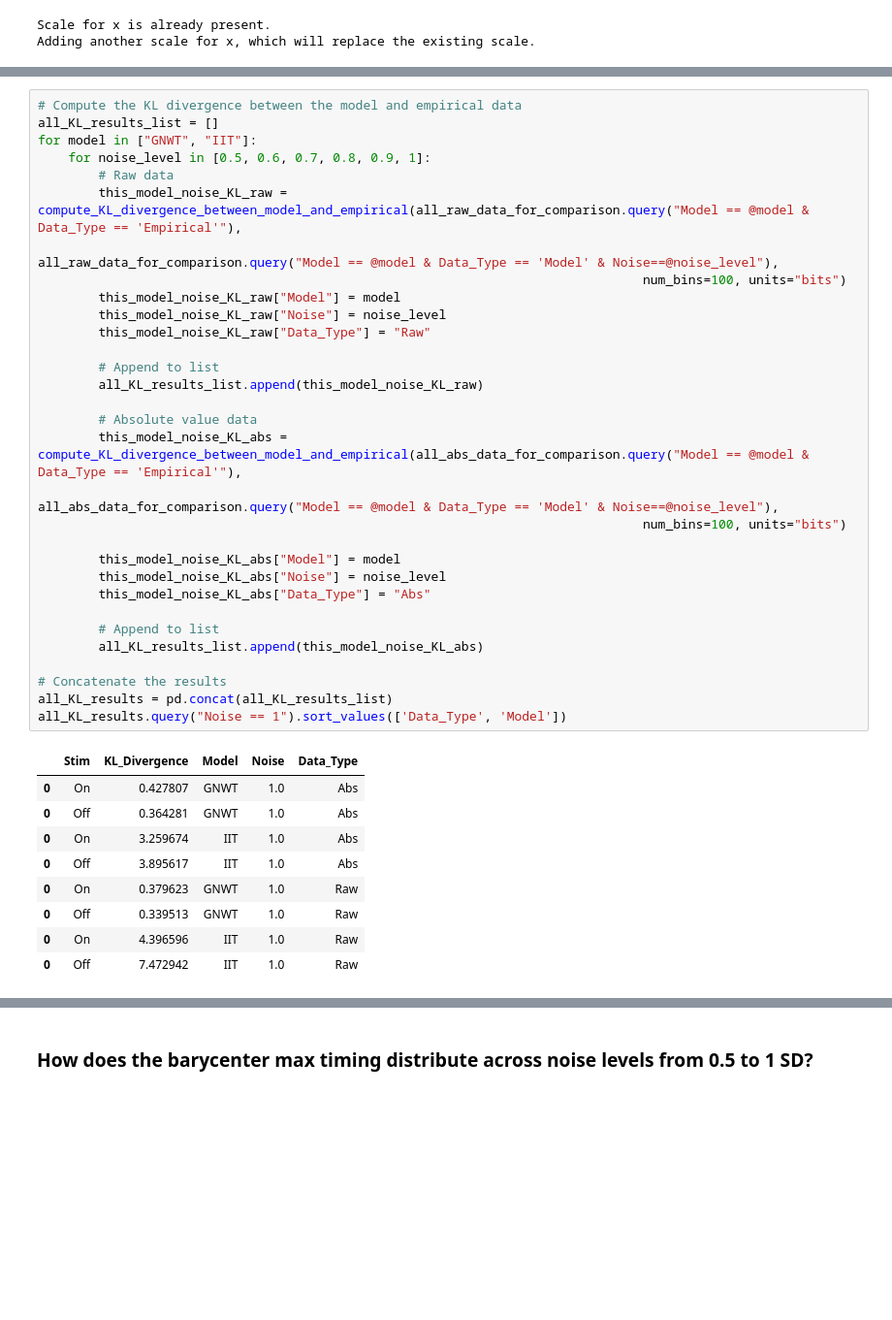
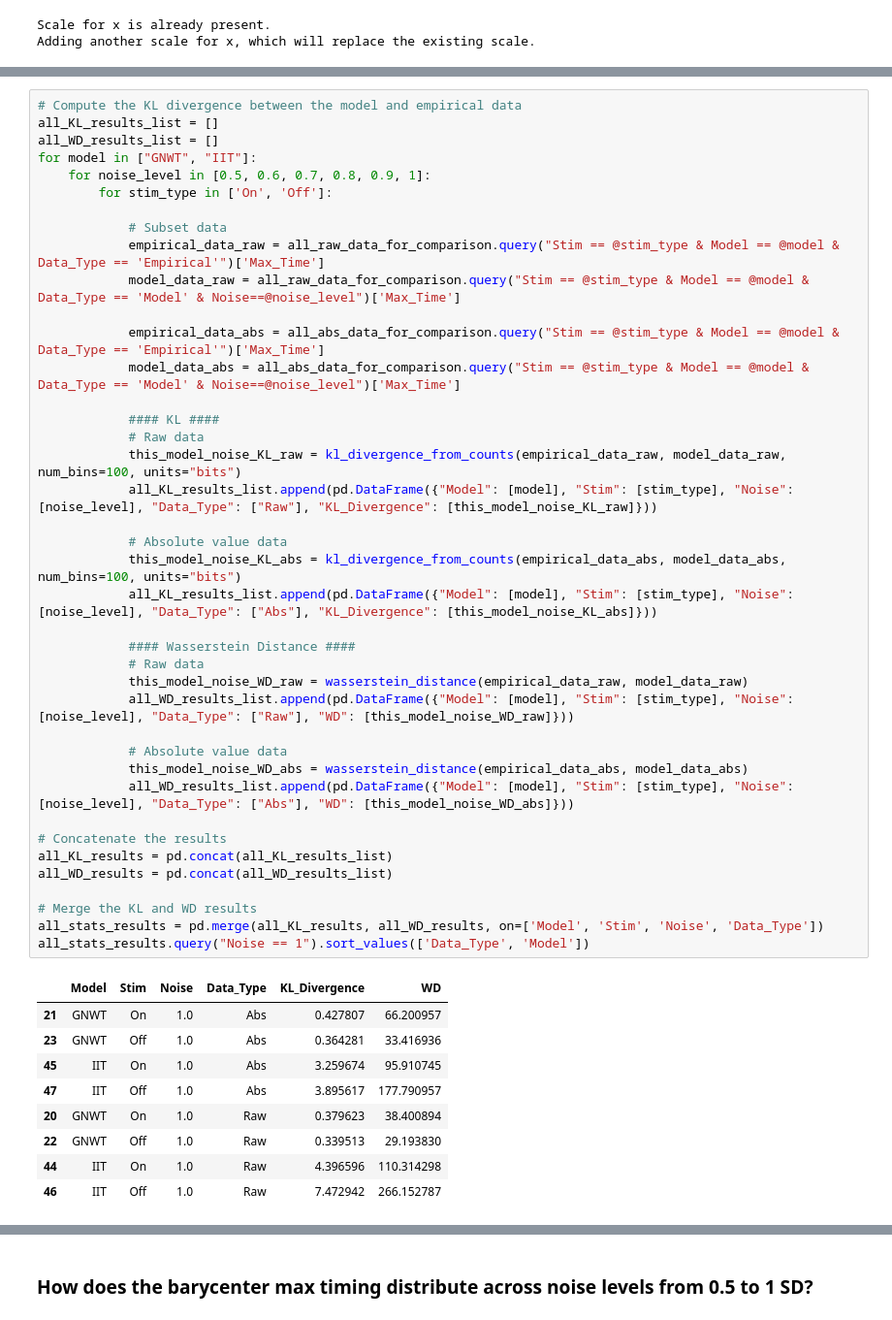
Before and after one commit to anniegbryant/MEG_functional_connectivity, a Jupyter notebook: data_visualization/barycenter_empirical_analysis.ipynb, the cells around one changed output, grey strips where cells are left out. Shown at 97% size. Saved outputs shown, nothing was run; the diff lists cells and outputs as text; blank space fills up the shorter version.

```diff
--- a/data_visualization/barycenter_empirical_analysis.ipynb
+++ b/data_visualization/barycenter_empirical_analysis.ipynb
@@ -742,41 +625,50 @@ def compute_KL_divergence_between_model_and_empirical(empirical_data, model_data
 # %%
 # Compute the KL divergence between the model and empirical data
 all_KL_results_list = []
+all_WD_results_list = []
 for model in ["GNWT", "IIT"]:
     for noise_level in [0.5, 0.6, 0.7, 0.8, 0.9, 1]:
-        # Raw data
-        this_model_noise_KL_raw = compute_KL_divergence_between_model_and_empirical(all_raw_data_for_comparison.query("Model == @model & Data_Type == 'Empirical'"),
-                                                                                all_raw_data_for_comparison.query("Model == @model & Data_Type == 'Model' & Noise==@noise_level"),
-                                                                                num_bins=100, units="bits")
-        this_model_noise_KL_raw["Model"] = model
-        this_model_noise_KL_raw["Noise"] = noise_level
-        this_model_noise_KL_raw["Data_Type"] = "Raw"
+        for stim_type in ['On', 'Off']:
 
-        # Append to list
-        all_KL_results_list.append(this_model_noise_KL_raw)
+            # Subset data
+            empirical_data_raw = all_raw_data_for_comparison.query("Stim == @stim_type & Model == @model & Data_Type == 'Empirical'")['Max_Time']
+            model_data_raw = all_raw_data_for_comparison.query("Stim == @stim_type & Model == @model & Data_Type == 'Model' & Noise==@noise_level")['Max_Time']
 
-        # Absolute value data
-        this_model_noise_KL_abs = compute_KL_divergence_between_model_and_empirical(all_abs_data_for_comparison.query("Model == @model & Data_Type == 'Empirical'"),
-                                                                                all_abs_data_for_comparison.query("Model == @model & Data_Type == 'Model' & Noise==@noise_level"),
-                                                                                num_bins=100, units="bits")
+            empirical_data_abs = all_abs_data_for_comparison.query("Stim == @stim_type & Model == @model & Data_Type == 'Empirical'")['Max_Time']
+            model_data_abs = all_abs_data_for_comparison.query("Stim == @stim_type & Model == @model & Data_Type == 'Model' & Noise==@noise_level")['Max_Time']
 
-        this_model_noise_KL_abs["Model"] = model
-        this_model_noise_KL_abs["Noise"] = noise_level
-        this_model_noise_KL_abs["Data_Type"] = "Abs"
+            #### KL ####
+            # Raw data
+            this_model_noise_KL_raw = kl_divergence_from_counts(empirical_data_raw, model_data_raw, num_bins=100, units="bits")
+            all_KL_results_list.append(pd.DataFrame({"Model": [model], "Stim": [stim_type], "Noise": [noise_level], "Data_Type": ["Raw"], "KL_Divergence": [this_model_noise_KL_raw]}))
 
-        # Append to list
-        all_KL_results_list.append(this_model_noise_KL_abs)
+            # Absolute value data
+            this_model_noise_KL_abs = kl_divergence_from_counts(empirical_data_abs, model_data_abs, num_bins=100, units="bits")
+            all_KL_results_list.append(pd.DataFrame({"Model": [model], "Stim": [stim_type], "Noise": [noise_level], "Data_Type": ["Abs"], "KL_Divergence": [this_model_noise_KL_abs]}))
+
+            #### Wasserstein Distance ####
+            # Raw data
+            this_model_noise_WD_raw = wasserstein_distance(empirical_data_raw, model_data_raw)
+            all_WD_results_list.append(pd.DataFrame({"Model": [model], "Stim": [stim_type], "Noise": [noise_level], "Data_Type": ["Raw"], "WD": [this_model_noise_WD_raw]}))
+
+            # Absolute value data
+            this_model_noise_WD_abs = wasserstein_distance(empirical_data_abs, model_data_abs)
+            all_WD_results_list.append(pd.DataFrame({"Model": [model], "Stim": [stim_type], "Noise": [noise_level], "Data_Type": ["Abs"], "WD": [this_model_noise_WD_abs]}))
 
 # Concatenate the results
 all_KL_results = pd.concat(all_KL_results_list)
-all_KL_results.query("Noise == 1").sort_values(['Data_Type', 'Model'])
+all_WD_results = pd.concat(all_WD_results_list)
+
+# Merge the KL and WD results
+all_stats_results = pd.merge(all_KL_results, all_WD_results, on=['Model', 'Stim', 'Noise', 'Data_Type'])
+all_stats_results.query("Noise == 1").sort_values(['Data_Type', 'Model'])
 # %% [output]
-|  | Stim | KL_Divergence | Model | Noise | Data_Type |
-| 0 | On | 0.427807 | GNWT | 1.0 | Abs |
-| 0 | Off | 0.364281 | GNWT | 1.0 | Abs |
-| 0 | On | 3.259674 | IIT | 1.0 | Abs |
-| 0 | Off | 3.895617 | IIT | 1.0 | Abs |
-| 0 | On | 0.379623 | GNWT | 1.0 | Raw |
-| 0 | Off | 0.339513 | GNWT | 1.0 | Raw |
-| 0 | On | 4.396596 | IIT | 1.0 | Raw |
-| 0 | Off | 7.472942 | IIT | 1.0 | Raw |
+|  | Model | Stim | Noise | Data_Type | KL_Divergence | WD |
+| 21 | GNWT | On | 1.0 | Abs | 0.427807 | 66.200957 |
+| 23 | GNWT | Off | 1.0 | Abs | 0.364281 | 33.416936 |
+| 45 | IIT | On | 1.0 | Abs | 3.259674 | 95.910745 |
+| 47 | IIT | Off | 1.0 | Abs | 3.895617 | 177.790957 |
+| 20 | GNWT | On | 1.0 | Raw | 0.379623 | 38.400894 |
+| 22 | GNWT | Off | 1.0 | Raw | 0.339513 | 29.193830 |
+| 44 | IIT | On | 1.0 | Raw | 4.396596 | 110.314298 |
+| 46 | IIT | Off | 1.0 | Raw | 7.472942 | 266.152787 |
```
Also changed, not shown: parts of 18 cells of this notebook, 14 other files.
